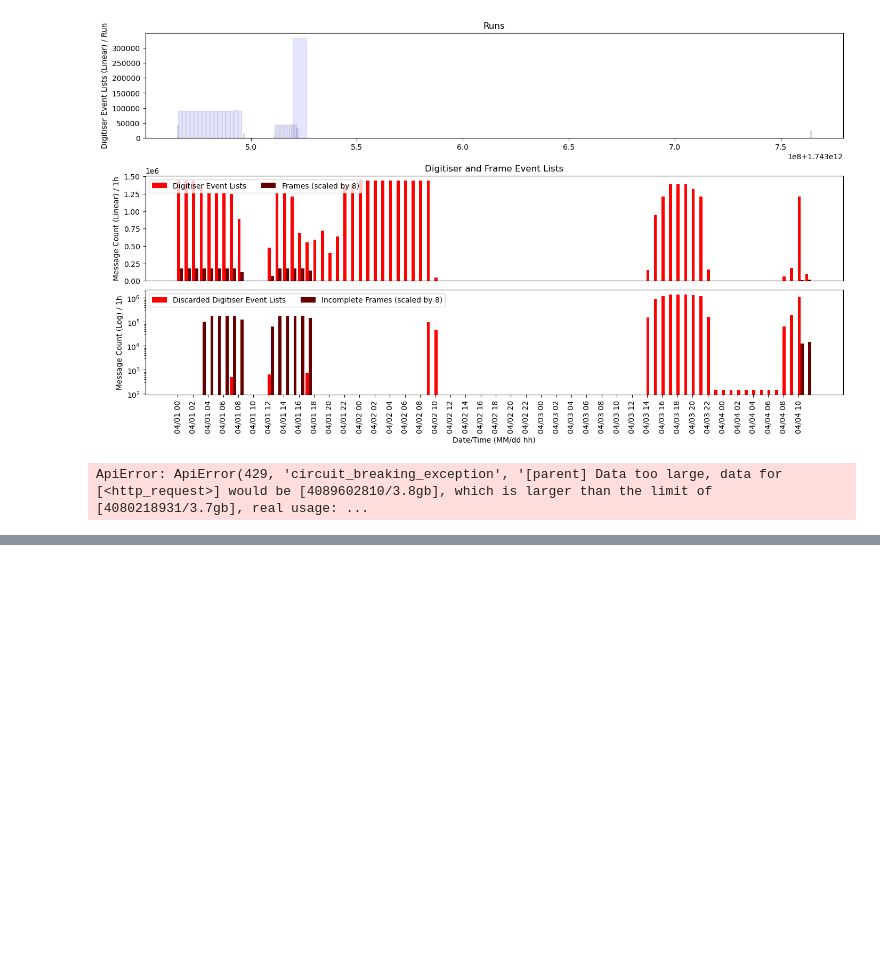
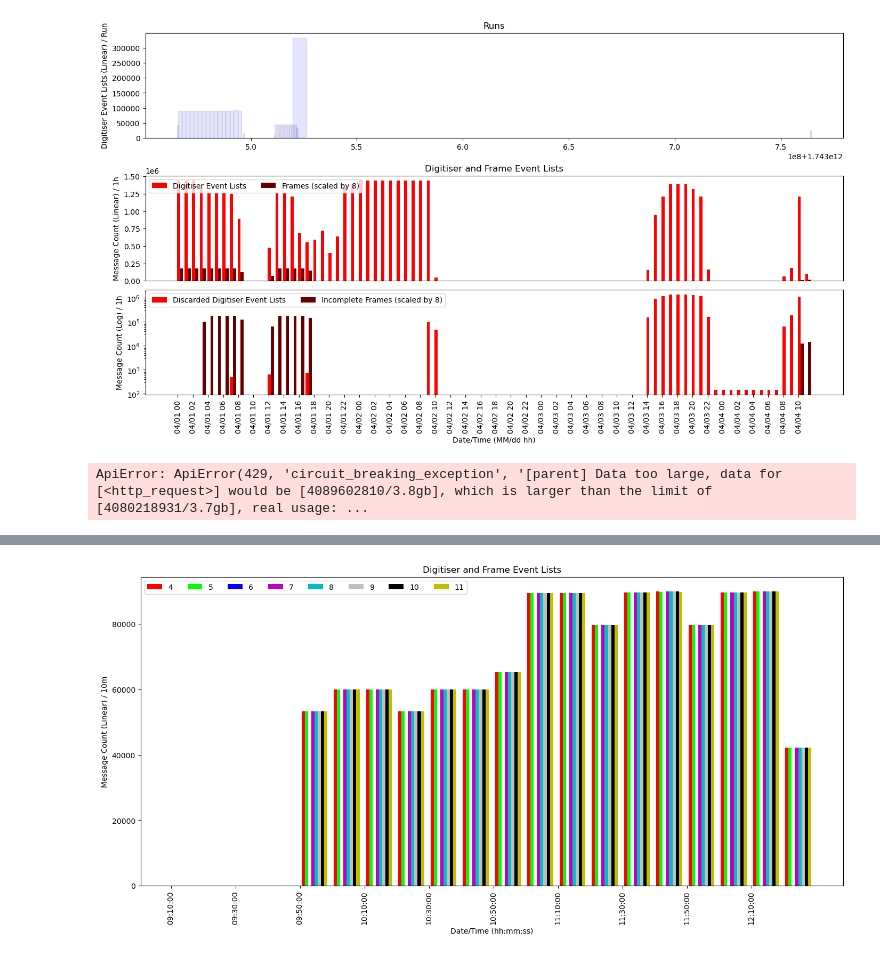
Before and after one commit to Modularius/open-telemetry, a Jupyter notebook: Jupyter/Run Query.ipynb, the cells around one changed output, grey strips where cells are left out. Drawn from its saved outputs; the diff is of its cells as text; code cells hidden in the pictures; blank space fills up the shorter version.

```diff
--- a/Jupyter/Run Query.ipynb
+++ b/Jupyter/Run Query.ipynb
@@ -68,0 +75,21 @@ hist_count_results(time_hist, None, format, bin_width, 7)
+# %%
+#Fine Grain Analysis
+format = "hh:mm:ss"
+bin_width = "10m"
+index_datetime = "2025-04-04"
+time_from = "09:15:06.0"
+time_to = "20:00:00.0"
+namespace = "hifi_1"
+#namespace = "pipeline-musr"
+index = f"jaeger-span-{index_datetime}*"
+
+req_body = RequestBody(namespace) \
+    .with_range(f"{index_datetime}T{time_from}Z", f"{index_datetime}T{time_to}Z")
+
+time_hist = PipelineDigitisersTimeHistograms([4,5,6,7,8,9,10,11])
+time_hist.execute_histogram_query(client, index, req_body, bin_width, format)
+
+
+hist_digitisers_count(time_hist, format, bin_width, 7)
+# %% [output]
+[figure, added]
```
Also changed, not shown: parts of 2 cells of this notebook, 3 other files.
